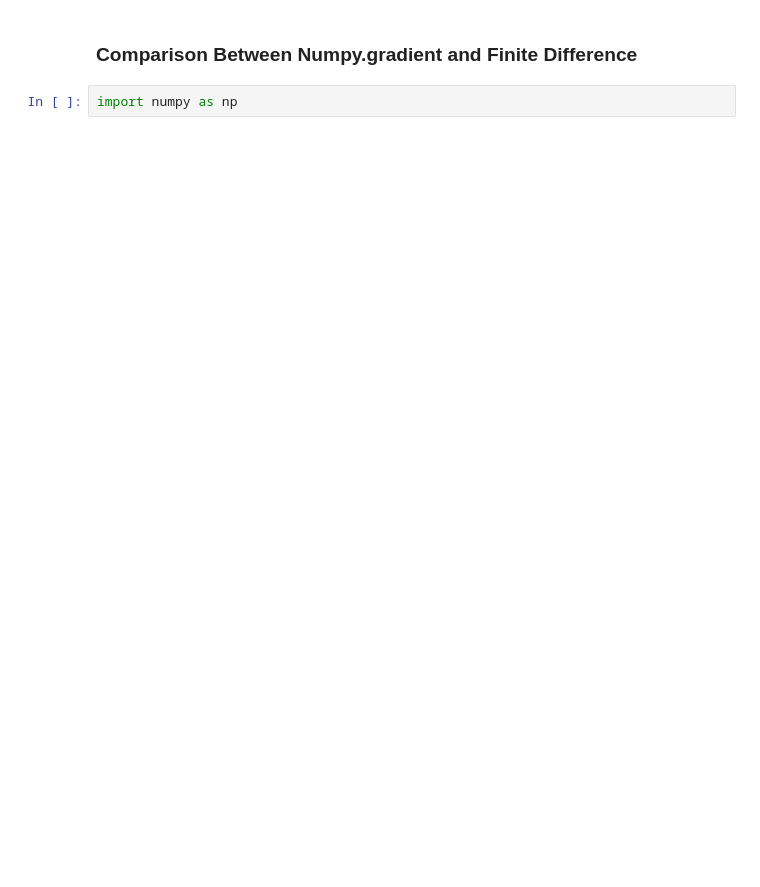
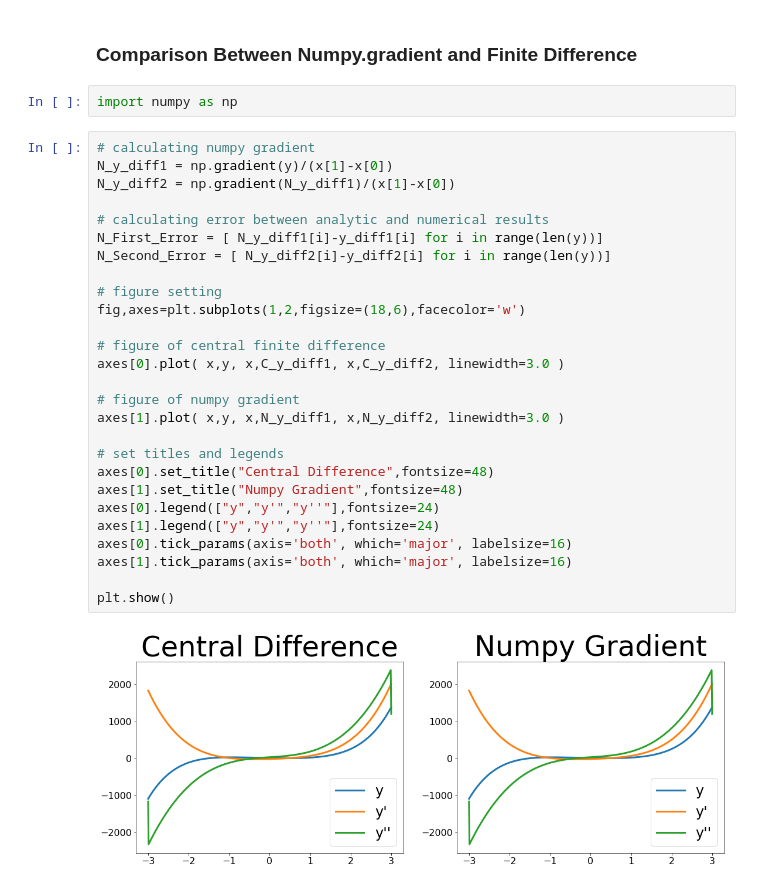
Before and after one commit to TW-ZJLin/FiniteDifference, a Jupyter notebook: Finite_Difference.ipynb, the cells around one changed output. Saved outputs shown, nothing was run; the diff lists cells and outputs as text; blank space fills up the shorter version.

```diff
--- a/Finite_Difference.ipynb
+++ b/Finite_Difference.ipynb
@@ -182,5 +144,34 @@ plt.show()
 ### Comparison Between Numpy.gradient and Finite Difference
 # %%
 import numpy as np
+# %%
+# calculating numpy gradient
+N_y_diff1 = np.gradient(y)/(x[1]-x[0])
+N_y_diff2 = np.gradient(N_y_diff1)/(x[1]-x[0])
+
+# calculating error between analytic and numerical results
+N_First_Error = [ N_y_diff1[i]-y_diff1[i] for i in range(len(y))]
+N_Second_Error = [ N_y_diff2[i]-y_diff2[i] for i in range(len(y))]
+
+# figure setting
+fig,axes=plt.subplots(1,2,figsize=(18,6),facecolor='w')
+
+# figure of central finite difference
+axes[0].plot( x,y, x,C_y_diff1, x,C_y_diff2, linewidth=3.0 )
+
+# figure of numpy gradient
+axes[1].plot( x,y, x,N_y_diff1, x,N_y_diff2, linewidth=3.0 )
+
+# set titles and legends
+axes[0].set_title("Central Difference",fontsize=48)
+axes[1].set_title("Numpy Gradient",fontsize=48)
+axes[0].legend(["y","y'","y''"],fontsize=24)
+axes[1].legend(["y","y'","y''"],fontsize=24)
+axes[0].tick_params(axis='both', which='major', labelsize=16)
+axes[1].tick_params(axis='both', which='major', labelsize=16)
+
+plt.show()
+# %% [output]
+[figure, added]
 # %%
 # calculating numpy gradient
```
Also changed, not shown: parts of 8 cells of this notebook.
